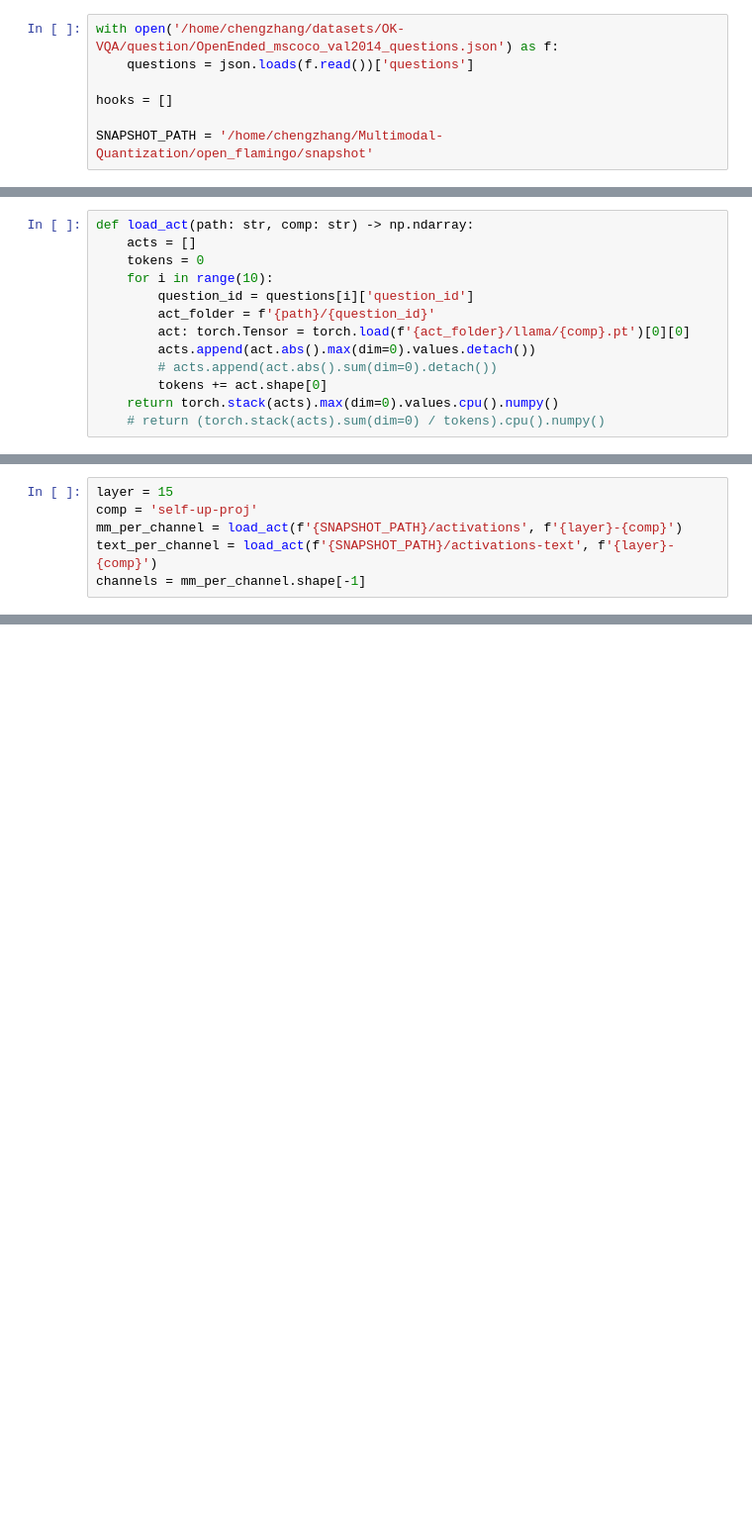
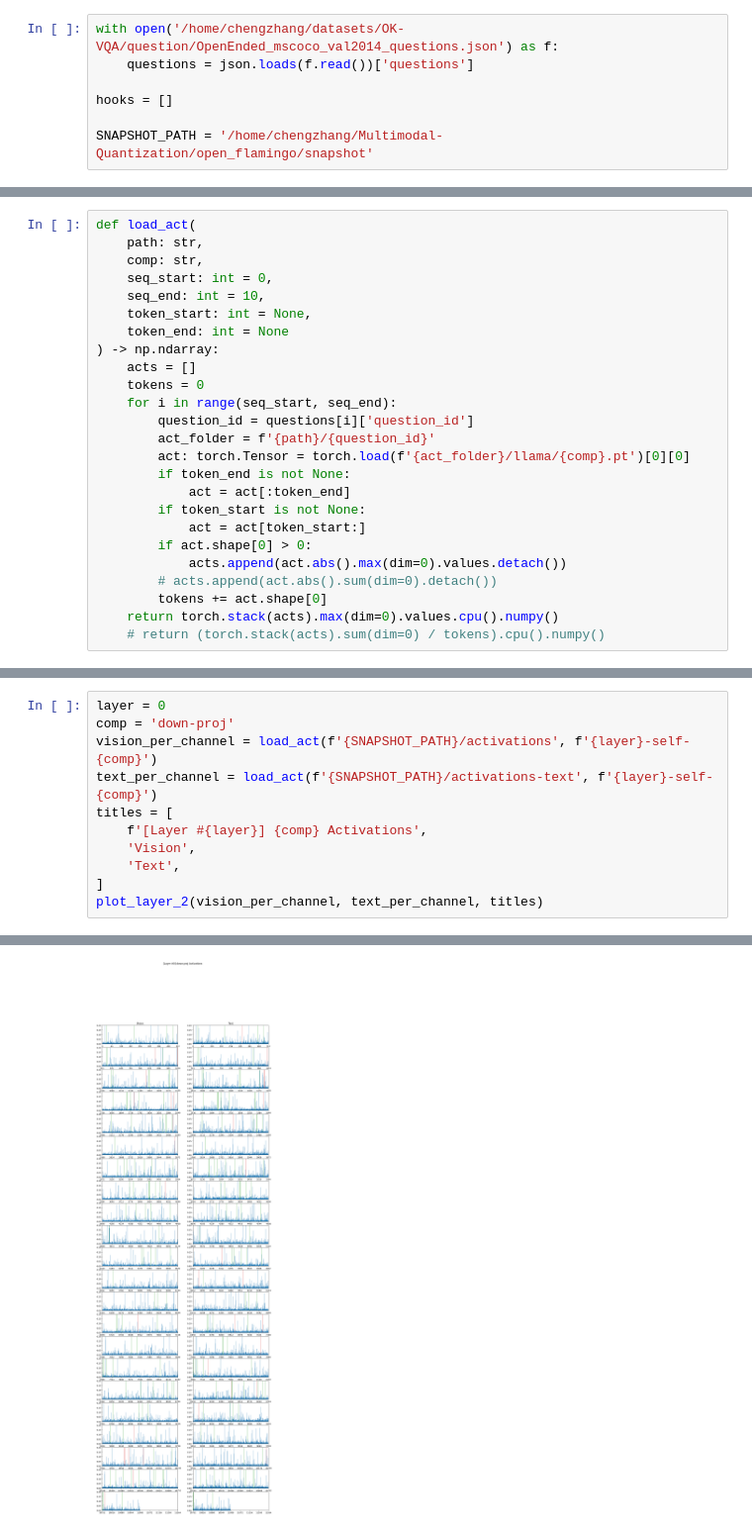
Before and after one commit to Starmys/open_flamingo, a Jupyter notebook: plot_text_vs_vision.ipynb, the cells around one changed output, grey strips where cells are left out. Shown at 99% size. Saved outputs shown, nothing was run; the diff lists cells and outputs as text; blank space fills up the shorter version.

```diff
--- a/plot_text_vs_vision.ipynb
+++ b/plot_text_vs_vision.ipynb
@@ -94,12 +133,24 @@ def save_activations(hooks):
 # %%
-def load_act(path: str, comp: str) -> np.ndarray:
+def load_act(
+    path: str,
+    comp: str,
+    seq_start: int = 0,
+    seq_end: int = 10,
+    token_start: int = None,
+    token_end: int = None
+) -> np.ndarray:
     acts = []
     tokens = 0
-    for i in range(10):
+    for i in range(seq_start, seq_end):
         question_id = questions[i]['question_id']
         act_folder = f'{path}/{question_id}'
         act: torch.Tensor = torch.load(f'{act_folder}/llama/{comp}.pt')[0][0]
-        acts.append(act.abs().max(dim=0).values.detach())
+        if token_end is not None:
+            act = act[:token_end]
+        if token_start is not None:
+            act = act[token_start:]
+        if act.shape[0] > 0:
+            acts.append(act.abs().max(dim=0).values.detach())
         # acts.append(act.abs().sum(dim=0).detach())
         tokens += act.shape[0]
     return torch.stack(acts).max(dim=0).values.cpu().numpy()
@@ -107,6 +363,12 @@ def load_act(path: str, comp: str) -> np.ndarray:
 # %%
-layer = 15
-comp = 'self-up-proj'
-mm_per_channel = load_act(f'{SNAPSHOT_PATH}/activations', f'{layer}-{comp}')
-text_per_channel = load_act(f'{SNAPSHOT_PATH}/activations-text', f'{layer}-{comp}')
-channels = mm_per_channel.shape[-1]
+layer = 0
+comp = 'down-proj'
+vision_per_channel = load_act(f'{SNAPSHOT_PATH}/activations', f'{layer}-self-{comp}')
+text_per_channel = load_act(f'{SNAPSHOT_PATH}/activations-text', f'{layer}-self-{comp}')
+titles = [
+    f'[Layer #{layer}] {comp} Activations',
+    'Vision',
+    'Text',
+]
+plot_layer_2(vision_per_channel, text_per_channel, titles)
+# %% [output]
@@ -112,0 +378 @@ channels = mm_per_channel.shape[-1]
+[figure, added]
```
Also changed, not shown: parts of 15 cells of this notebook, 5 other files.
